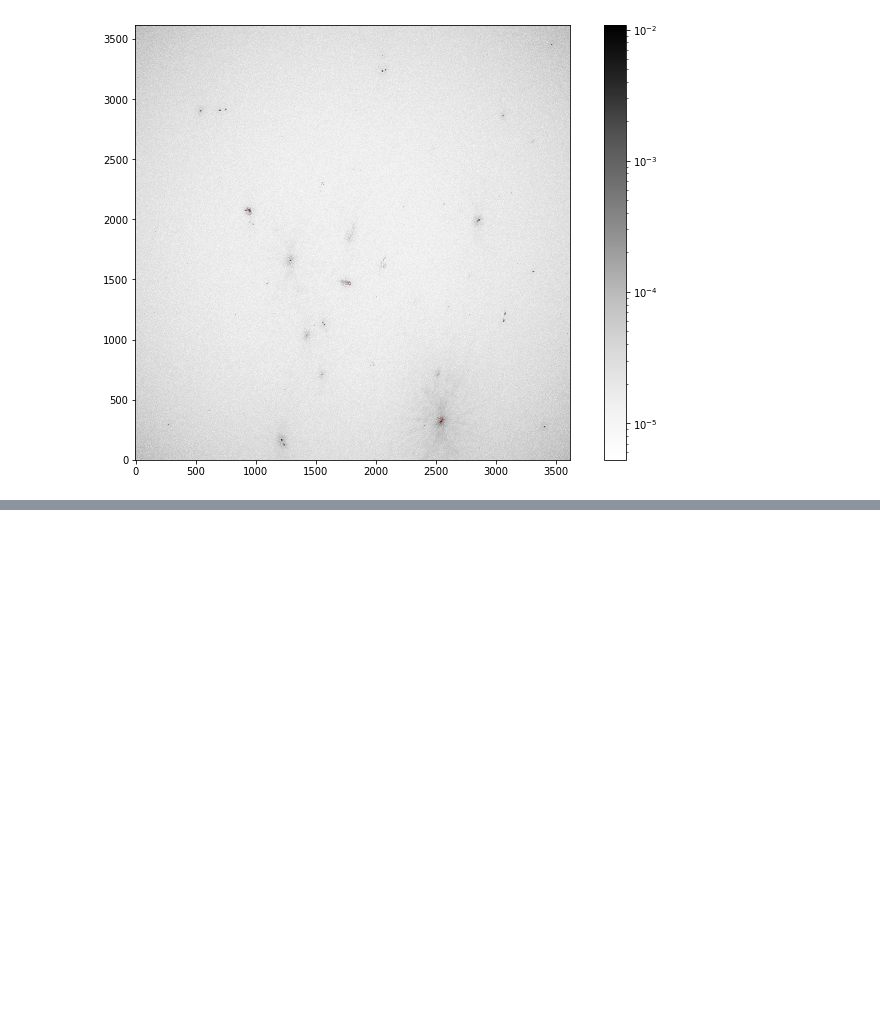
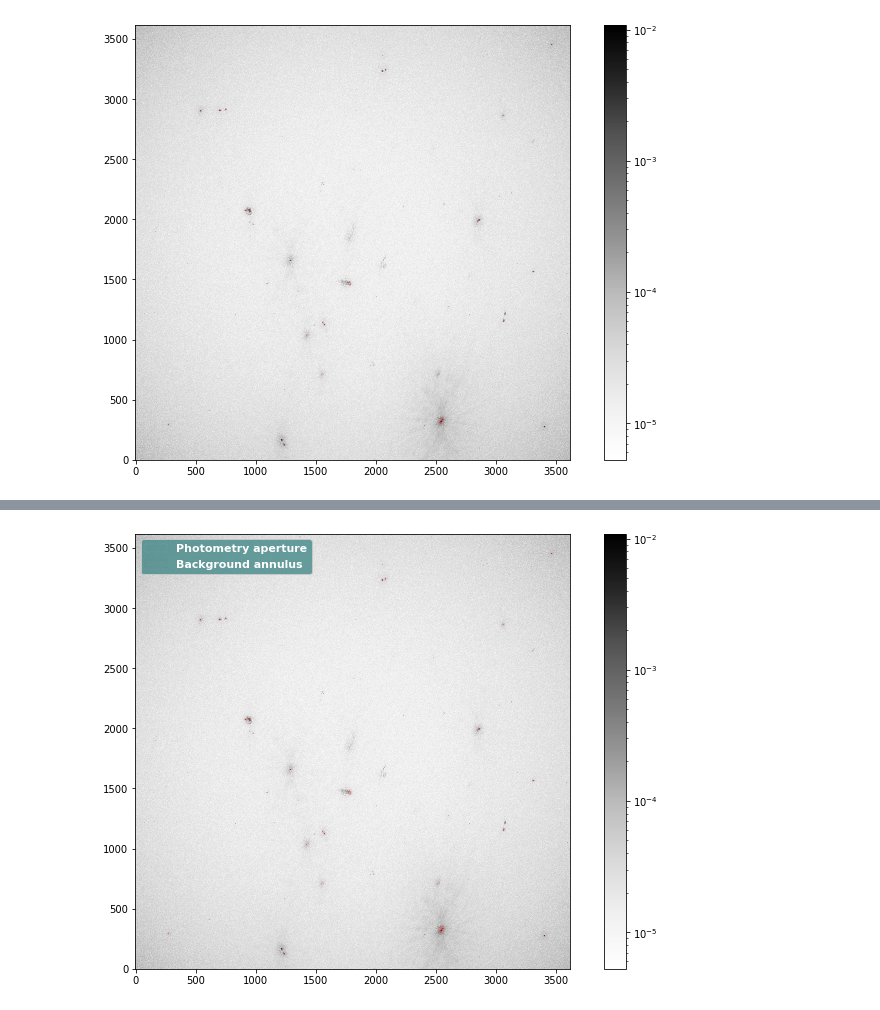
Before and after one commit to Woutmg/Meerkat_FracPol, a Jupyter notebook: Abell 85 Linpol sourceselect.ipynb, the cells around one changed output, grey strips where cells are left out. Cells and saved outputs as stored; diff of their text form; code cells hidden in the pictures; blank space fills up the shorter version.

```diff
--- a/Abell 85 Linpol sourceselect.ipynb
+++ b/Abell 85 Linpol sourceselect.ipynb
@@ -92,7 +94,7 @@ from astropy.visualization.mpl_normalize import ImageNormalize
 from photutils.aperture import CircularAperture
 
 positions = np.transpose((sources['xcentroid'], sources['ycentroid']))
-apertures = CircularAperture(positions, r=4.)
+apertures = CircularAperture(positions, r=7.)
 norm = ImageNormalize(stretch=SqrtStretch())
 plt.figure(figsize=(12,8))
 plt.imshow(linpol_intens_freqmean.clip(min=0.0000001), cmap='Greys', origin='lower', norm=colors.LogNorm(), interpolation='nearest')
@@ -101,3 +103,17 @@ apertures.plot(color='red', lw=0.1)
 plt.savefig('ACO85_Linpol_FreqmeanSourcedetect.pdf', dpi=500)
 # %% [output]
 [figure]
+# %%
+annulus_apertures = CircularAnnulus(positions, r_in=8., r_out=13.)
+apers = [apertures, annulus_apertures]
+
+def photometry(data_local, apers_local):
+    phot_table = aperture_photometry(data_local, apers_local)
+    bkg_mean = phot_table['aperture_sum_1'] / apers_local[1].area
+    bkg_sum = bkg_mean * apers_local[0].area
+    final_sum = phot_table['aperture_sum_0'] - bkg_sum
+    phot_table['residual_aperture_sum'] = final_sum
+    return(phot_table)
+
+photometry(linpol_intens_freqmean, apers)
+print(phot_table['residual_aperture_sum'])
@@ -103,0 +138,14 @@ plt.savefig('ACO85_Linpol_FreqmeanSourcedetect.pdf', dpi=500)
+# %%
+from astropy.visualization import simple_norm
+
+plt.figure(figsize=(12,8))
+plt.imshow(linpol_intens_freqmean.clip(min=0.0000001), cmap='Greys', origin='lower', norm=colors.LogNorm(), interpolation='nearest')
+plt.colorbar()
+
+ap_patches = apertures.plot(color='white', lw=0.05, label='Photometry aperture')
+ann_patches = annulus_apertures.plot(color='red', lw=0.05, label='Background annulus')
+handles = (ap_patches[0], ann_patches[0])
+plt.legend(facecolor='#458989', labelcolor='white', handles=handles, prop={'weight': 'bold', 'size': 11})
+plt.savefig('ACO85_Linpol_Photometry.pdf', dpi=300)
+# %% [output]
+[figure, added]
```
Also changed, not shown: parts of 4 cells of this notebook, 4 other files.
